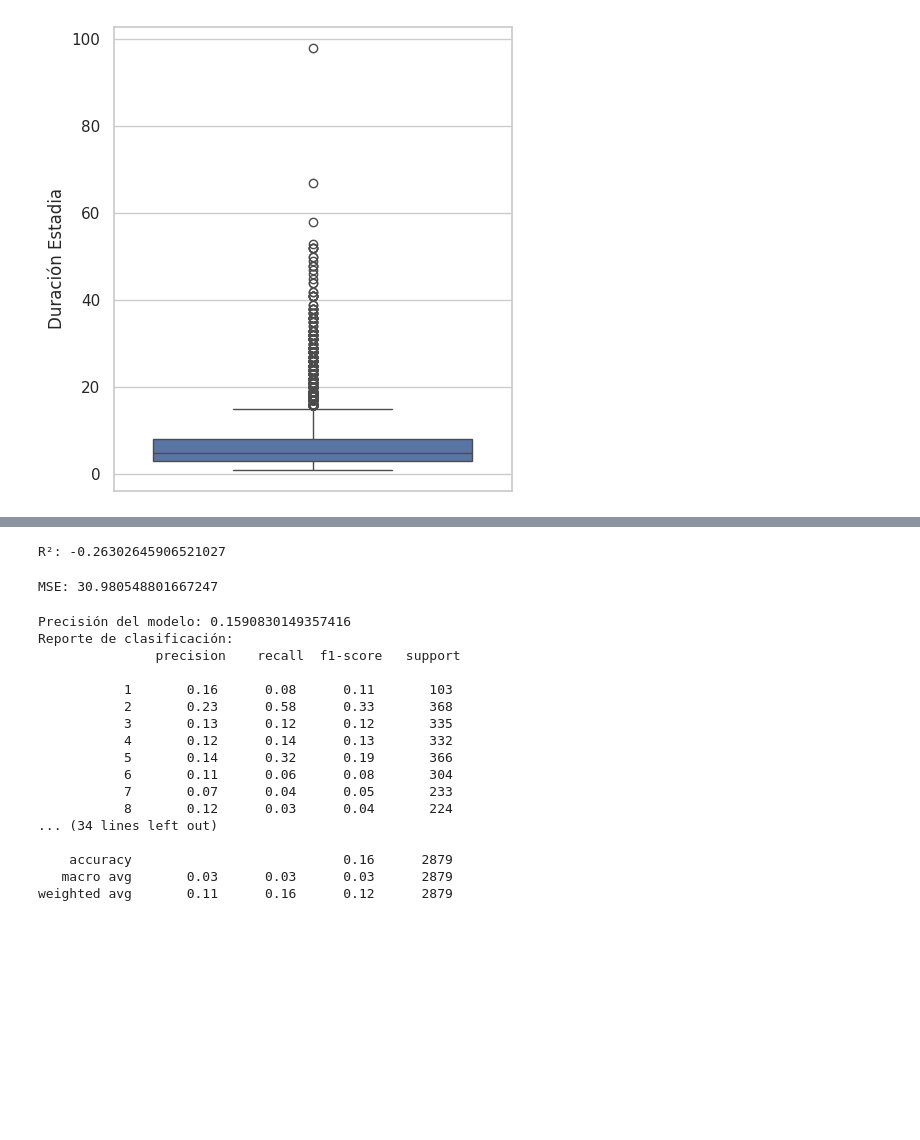
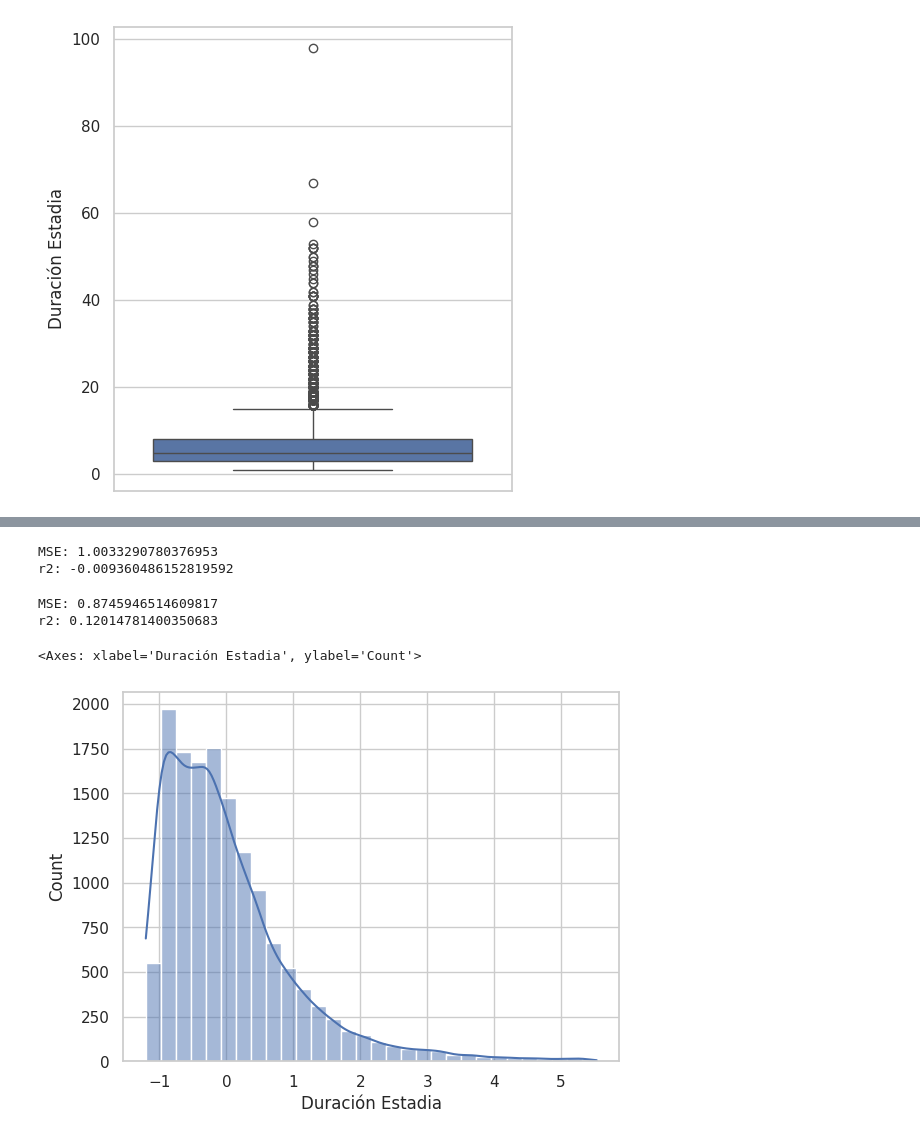
Before and after one commit to Estefaniagz/Proyecto_nocountry, a Jupyter notebook: explore.ipynb, the cells around one changed output, grey strips where cells are left out. Drawn from its saved outputs; the diff is of its cells as text; code cells hidden in the pictures; blank space fills up the shorter version.

```diff
--- a/explore.ipynb
+++ b/explore.ipynb
@@ -1472,3 +1167,3 @@ df3.describe()
 # %%
-#Eliminar outlier, solo quedaran las personas que tienen 55 y menos días en su estadia
-df3 = df3[df3['Duración Estadia']<=55]
+#Eliminar outlier, solo quedaran las personas que tienen 30 y menos días en su estadia
+df3 = df3[df3['Duración Estadia']<=30]
@@ -1597,0 +1221,14 @@ df3_scaled
+# %%
+from sklearn.preprocessing import StandardScaler
+
+# Crear el scaler
+scaler = StandardScaler()
+
+# Seleccionamos solo las columnas numéricas
+numeric_columns = df3.select_dtypes(include=['float64', 'int64']).columns
+
+# Estandarizar todas las columnas numéricas
+df3[numeric_columns] = scaler.fit_transform(df3[numeric_columns])
+
+# Ver los resultados
+df3.head()
@@ -1618,0 +1277,10 @@ y_predict= modelo.predict(X_test)
+# %%
+from sklearn.metrics import mean_squared_error, r2_score
+
+y_pred = model.predict(X_test)
+
+print(f"MSE: {mean_squared_error(y_test, y_pred)}")
+print(f"r2: {r2_score(y_test, y_pred)}")
+# %% [output]
+MSE: 1.0033290780376953
+r2: -0.009360486152819592
@@ -1619,33 +1299,14 @@ y_predict= modelo.predict(X_test)
 # %%
 from sklearn.metrics import mean_squared_error, r2_score
-r2 = r2_score(y_test, y_predict)
-print(f"R²: {r2}")
+
+print(f"MSE: {mean_squared_error(y_test, y_best_pred)}")
+print(f"r2: {r2_score(y_test, y_best_pred)}")
 # %% [output]
-R²: -0.26302645906521027
+MSE: 0.8745946514609817
+r2: 0.12014781400350683
-# %%
-mse = mean_squared_error(y_test, y_predict)
-print(f"MSE: {mse}")
-# %% [output]
-MSE: 30.980548801667247
-# %%
-from sklearn.metrics import accuracy_score, classification_report
-print("Precisión del modelo:", accuracy_score(y_test, y_predict))
-print("Reporte de clasificación:\n", classification_report(y_test, y_predict))
-# %% [output]
-Precisión del modelo: 0.1590830149357416
-Reporte de clasificación:
-               precision    recall  f1-score   support
-
-           1       0.16      0.08      0.11       103
-           2       0.23      0.58      0.33       368
-           3       0.13      0.12      0.12       335
-           4       0.12      0.14      0.13       332
-           5       0.14      0.32      0.19       366
-           6       0.11      0.06      0.08       304
-           7       0.07      0.04      0.05       233
-           8       0.12      0.03      0.04       224
-... (34 lines left out)
-
-    accuracy                           0.16      2879
-   macro avg       0.03      0.03      0.03      2879
-weighted avg       0.11      0.16      0.12      2879
+# %%
+import seaborn as sns
+sns.histplot(df3['Duración Estadia'], bins=30, kde=True)
+# %% [output]
+<Axes: xlabel='Duración Estadia', ylabel='Count'>
+[figure, added]
```
Also changed, not shown: parts of 49 cells of this notebook, 1 other file.
